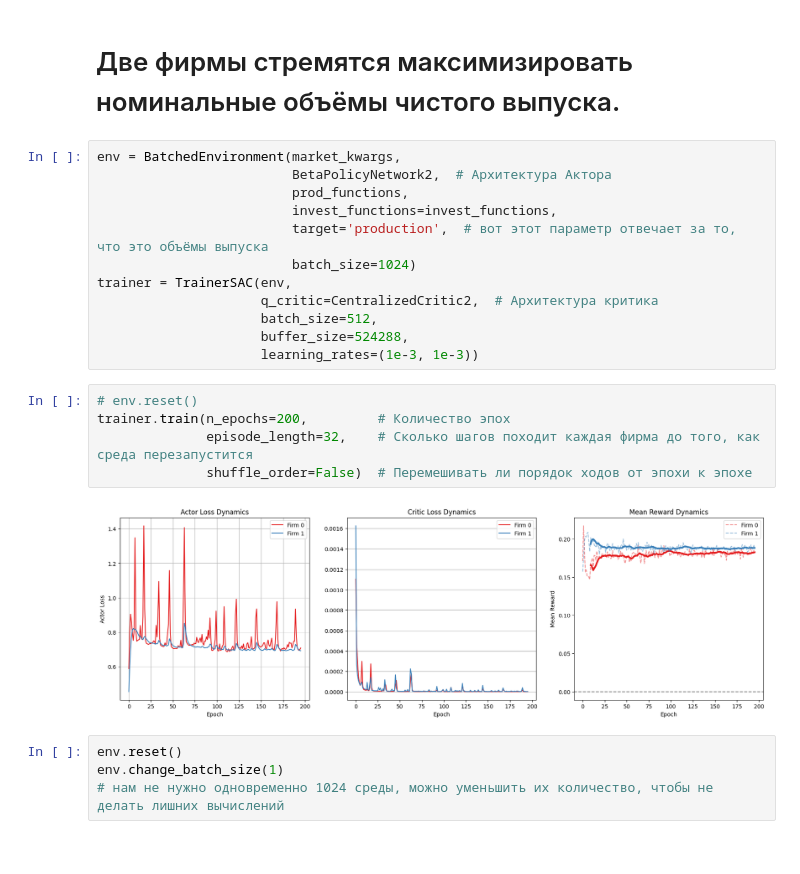
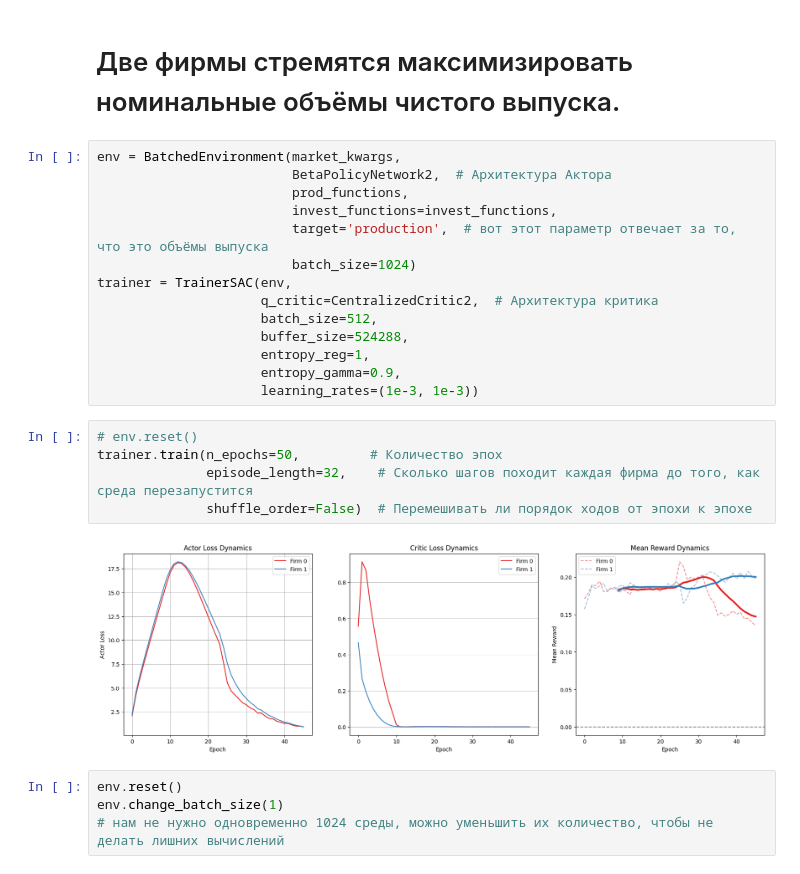
Before and after one commit to dogfew/diploma, a Jupyter notebook: test_batched.ipynb, the cells around one changed output. Cells and saved outputs as stored; diff of their text form.

```diff
--- a/test_batched.ipynb
+++ b/test_batched.ipynb
@@ -46,14 +46,16 @@ trainer = TrainerSAC(env,
                      q_critic=CentralizedCritic2,  # Архитектура критика
                      batch_size=512,
                      buffer_size=524288,
+                     entropy_reg=1,
+                     entropy_gamma=0.9,
                      learning_rates=(1e-3, 1e-3))
 # %%
 # env.reset()
-trainer.train(n_epochs=200,         # Количество эпох
+trainer.train(n_epochs=50,         # Количество эпох
               episode_length=32,    # Сколько шагов походит каждая фирма до того, как среда перезапустится
               shuffle_order=False)  # Перемешивать ли порядок ходов от эпохи к эпохе
 # %% [output]
-[figure, old version]
+[figure, new version]
 # %%
 env.reset()
 env.change_batch_size(1)
```
Also changed, not shown: parts of 2 cells of this notebook, 13 other files.
